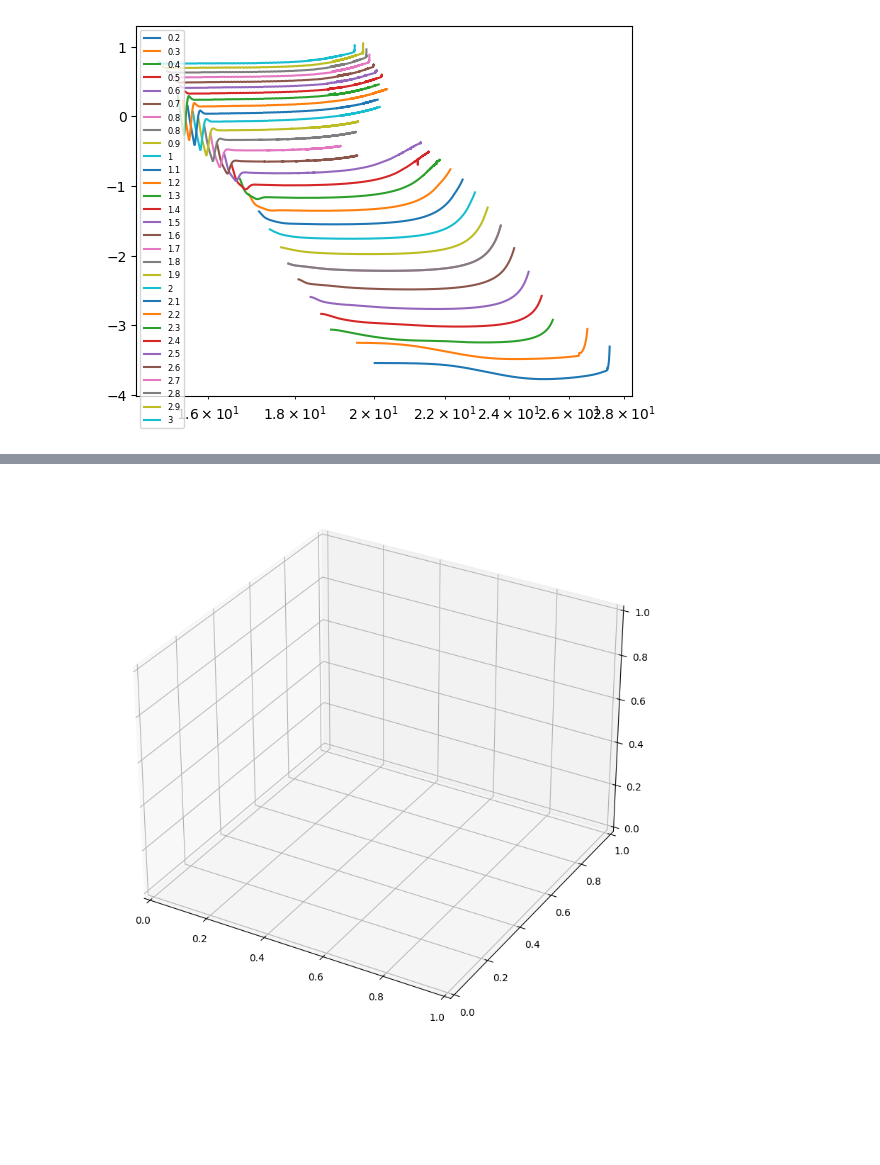
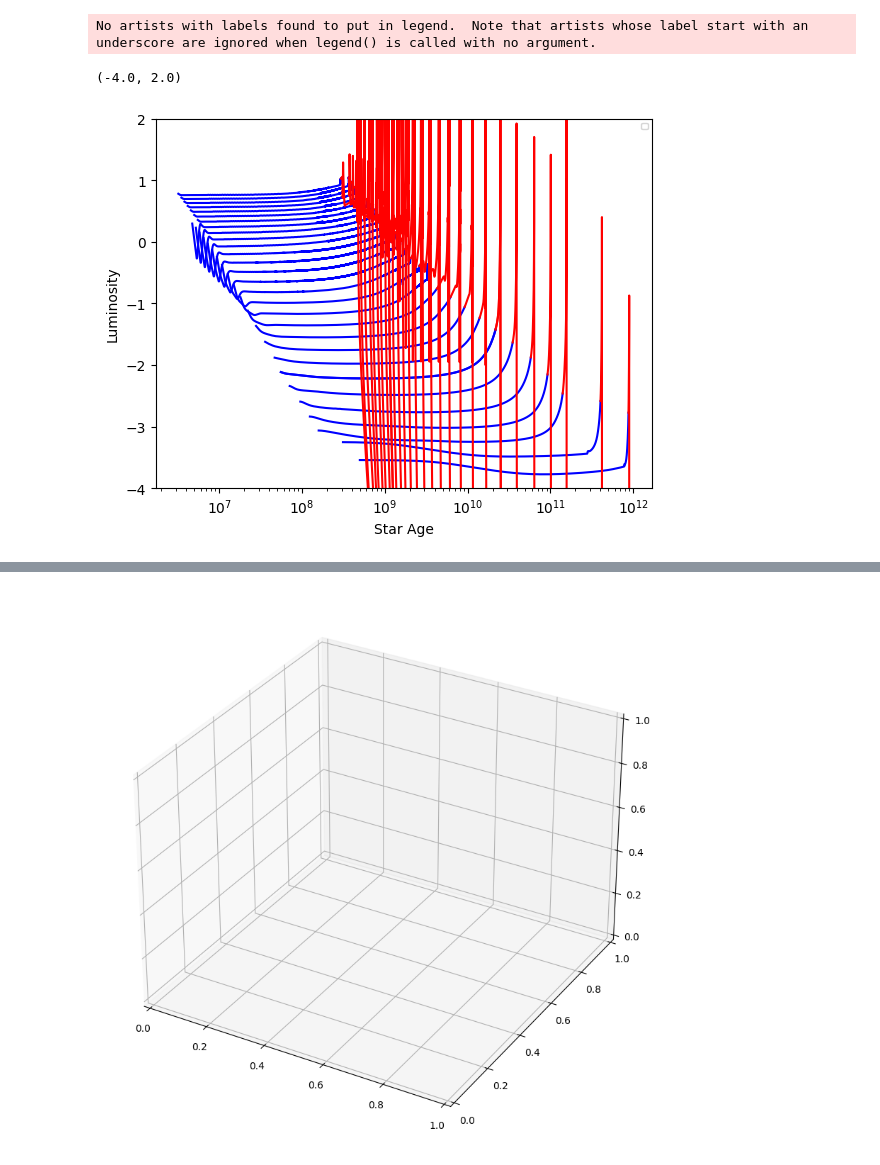
Before and after one commit to JonoBueno/FYP_IRFAN, a Jupyter notebook: 0p0/0p0.ipynb, the cells around one changed output, grey strips where cells are left out. Saved outputs shown, nothing was run; the diff lists cells and outputs as text; code cells hidden in the pictures; blank space fills up the shorter version.

```diff
--- a/0p0/0p0.ipynb
+++ b/0p0/0p0.ipynb
@@ -45,7 +45,12 @@ masses = np.array(masses)
 # %%
 ages = []
 lums = []
-
+Temps = []
+Rhos = []
+ages1 = []
+lums1 = []
+Temps1 = []
+Rhos1 = []
 for d in df:
     condition = 10 * d["log_LH"] > 1 * 10 * d["log_L"]
     if condition.any():
@@ -59,18 +64,30 @@ for d in df:
     else:
         end_h_burning = None
 
-    d = d[(d["star_age"] > start_h_burning) & (d["star_age"] < end_h_burning)]
+    d1 = d[(d["star_age"] > start_h_burning) & (d["star_age"] < end_h_burning)]
+    d2 = d[(d["star_age"] > end_h_burning)]
 
-    ages += [d["star_age"]]
-    lums += [d["log_Lneu"]]
-
-min_length = min(len(lum) for lum in lums)
-ages = np.log([age[:min_length] for age in ages])
-lums = np.array([lum[:min_length] for lum in lums])
-
-for a, l, label in zip(ages, lums, labels):
-    plt.plot(a, l, label=label)
-plt.legend(fontsize=6)
-plt.xscale('log')
+    ages += [d1["star_age"]]
+    lums += [d1["log_Lneu"]]
+    Temps += [d1['log_center_T']]
+    Rhos += [d1['log_center_Rho']]
+    ages1 += [d2["star_age"]]
+    lums1 += [d2["log_Lneu"]]
+    Temps1 += [d2['log_center_T']]
+    Rhos1 += [d2['log_center_Rho']]
-# %% [output]
-[figure, removed]
+# %%
+
+for a, l,a1,l1, label in zip(ages, lums,ages1,lums1, labels):
+    plt.scatter(a.iloc[0],l.iloc[0],label=label)
+    plt.scatter(a.iloc[-1],l.iloc[-1])
+    plt.plot(a, l,color='blue')
+    plt.plot(a1, l1,color='red')
+plt.xlabel('Star Age')
+plt.ylabel('Luminosity')
+plt.legend(fontsize=6)
+plt.xscale('log')
+plt.ylim(-4,2)
+# %% [output]
+No artists with labels found to put in legend.  Note that artists whose label start with an underscore are ignored when legend() is called with no argument.
+(-4.0, 2.0)
+[figure, added]
```
Also changed, not shown: parts of 3 cells of this notebook.
